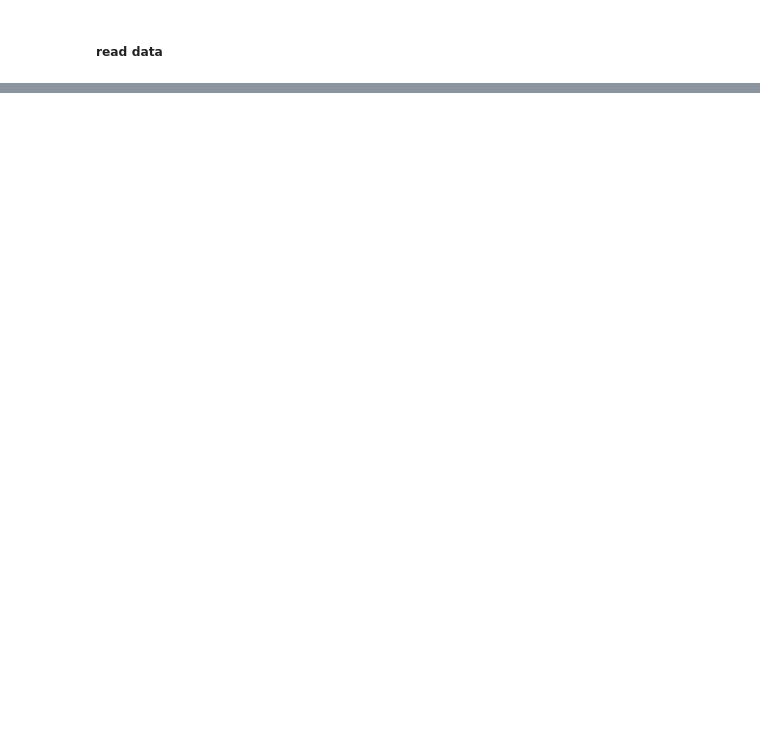
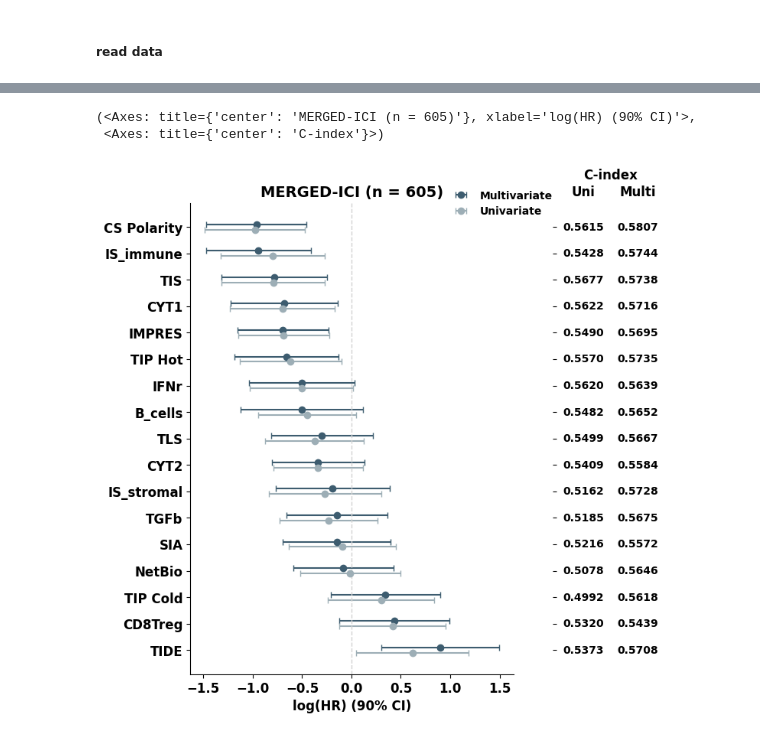
Before and after one commit to qiluzhou/TMEscore_review, a Jupyter notebook: codes.ipynb, the cells around one changed output, grey strips where cells are left out. Cells and saved outputs as stored; diff of their text form; code cells hidden in the pictures; blank space fills up the shorter version.

```diff
--- a/codes.ipynb
+++ b/codes.ipynb
@@ -598,0 +269,32 @@ Passing `palette` without assigning `hue` is deprecated and will be removed in v
+# %%
+#### multivariate coxph
+
+cox_combined, cindex_combined, cindex_combined_var = fit_coxph(combined_data1,
+                                                               name = "COM-ICI", merge_type="cancer") # use model[score].summary to get the coef
+cox_melanoma, cindex_melanoma, cindex_melanoma_var = fit_coxph(melanoma_data1,
+                                                               name = "MELANOMA-I", merge_type="treatment")
+
+
+cox_tcga_os, cindex_tcga_os, cindex_tcga_os_var = fit_coxph(tcga_os_data1,
+                                                            name = "TCGA",
+                                                            merge_type="tumor_type", tcga = True, tcga_source = "cancer")
+
+#### univariate coxph
+
+cox_combined_uni, cindex_combined_uni, cindex_combined_uni_var = fit_coxph(combined_data1, name = "COM-ICI")
+cox_melanoma_uni, cindex_melanoma_uni, cindex_melanoma_uni_var = fit_coxph(melanoma_data1, name = "MELANOMA-I")
+cox_tcga_os_uni, cindex_tcga_os_uni, cindex_tcga_os_var_uni = fit_coxph(tcga_os_data1, name = "COM-TCGA-I", tcga = True, tcga_source = "cancer")
+
+
+#### results
+cox_combined_multi = extract_cox_summary(cox_combined, cindex_combined)
+cox_combined_uni1 = extract_cox_summary(cox_combined_uni, cindex_combined_uni, form = "univariate")
+cox_combined_df = pd.concat([cox_combined_multi, cox_combined_uni1], axis = 0)
+
+cox_melanoma_multi = extract_cox_summary(cox_melanoma, cindex_melanoma)
+cox_melanoma_uni1 = extract_cox_summary(cox_melanoma_uni, cindex_melanoma_uni, form = "univariate")
+cox_melanoma_df = pd.concat([cox_melanoma_multi, cox_melanoma_uni1], axis = 0)
+
+cox_tcga_os_multi = extract_cox_summary(cox_tcga_os, cindex_tcga_os)
+cox_tcga_os_uni1 = extract_cox_summary(cox_tcga_os_uni, cindex_tcga_os_uni, form = "univariate")
+cox_tcga_os_df = pd.concat([cox_tcga_os_multi, cox_tcga_os_uni1], axis = 0)
@@ -598,0 +985,7 @@ Passing `palette` without assigning `hue` is deprecated and will be removed in v
+# %%
+fig3_1, ax3_1 = plt.subplots(nrows=1, ncols=2, sharey=True, gridspec_kw={'width_ratios':[3,1], 'wspace':0.2},figsize=(8, 8))
+HR_forest(ax3_1[0], ax3_1[1], cox_combined_df, "MERGED-ICI (n = 605)")
+# %% [output]
+(<Axes: title={'center': 'MERGED-ICI (n = 605)'}, xlabel='log(HR) (90% CI)'>,
+ <Axes: title={'center': 'C-index'}>)
+[figure, added]
```
Also changed, not shown: parts of 50 cells of this notebook.
